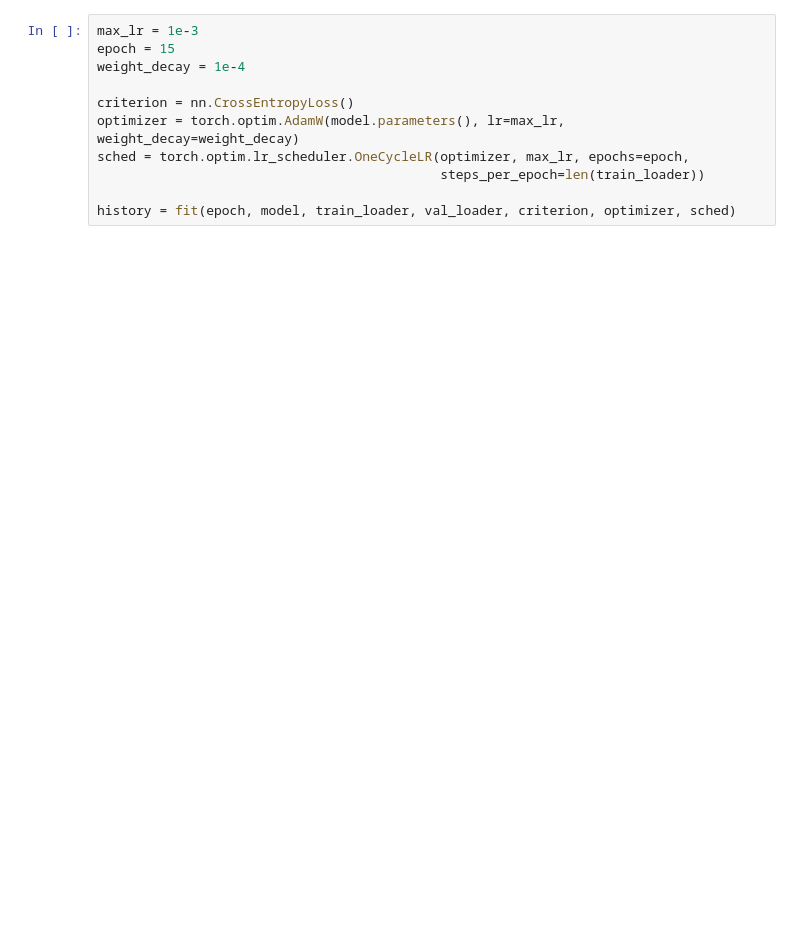
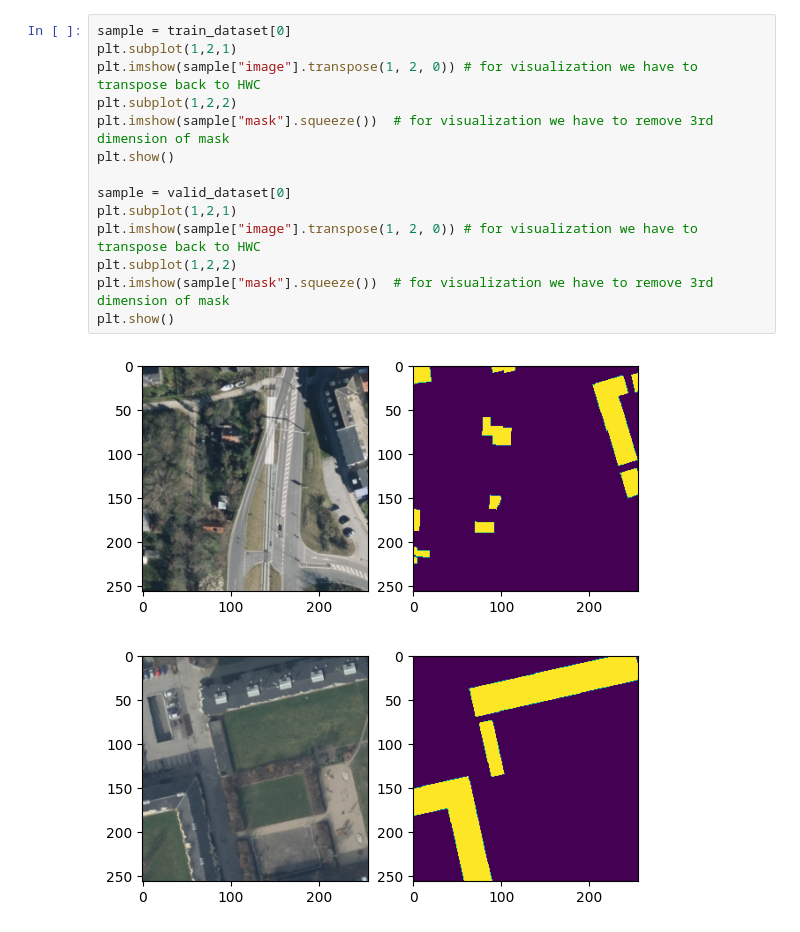
Before and after one commit to Sjyhne/MapAI-Competition, a Jupyter notebook: team_redpill/src/model.ipynb, the cells around one changed output. Cells and saved outputs as stored; diff of their text form; blank space fills up the shorter version.

```diff
--- a/team_redpill/src/model.ipynb
+++ b/team_redpill/src/model.ipynb
@@ -400,11 +117,17 @@ def fit(epochs, model, train_loader, val_loader, criterion, optimizer, scheduler
-# %%
-max_lr = 1e-3
-epoch = 15
-weight_decay = 1e-4
-
-criterion = nn.CrossEntropyLoss()
-optimizer = torch.optim.AdamW(model.parameters(), lr=max_lr, weight_decay=weight_decay)
-sched = torch.optim.lr_scheduler.OneCycleLR(optimizer, max_lr, epochs=epoch,
-                                            steps_per_epoch=len(train_loader))
-
-history = fit(epoch, model, train_loader, val_loader, criterion, optimizer, sched)
+# %%
+sample = train_dataset[0]
+plt.subplot(1,2,1)
+plt.imshow(sample["image"].transpose(1, 2, 0)) # for visualization we have to transpose back to HWC
+plt.subplot(1,2,2)
+plt.imshow(sample["mask"].squeeze())  # for visualization we have to remove 3rd dimension of mask
+plt.show()
+
+sample = valid_dataset[0]
+plt.subplot(1,2,1)
+plt.imshow(sample["image"].transpose(1, 2, 0)) # for visualization we have to transpose back to HWC
+plt.subplot(1,2,2)
+plt.imshow(sample["mask"].squeeze())  # for visualization we have to remove 3rd dimension of mask
+plt.show()
+# %% [output]
+[figure, added]
+[figure, added]
```
Also changed, not shown: parts of 11 cells of this notebook, 4 other files.
